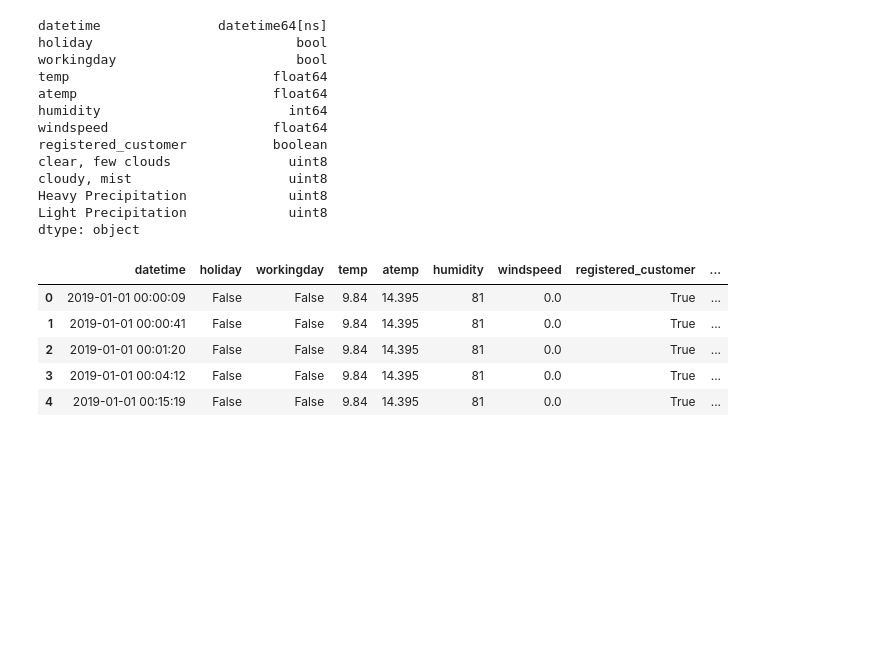
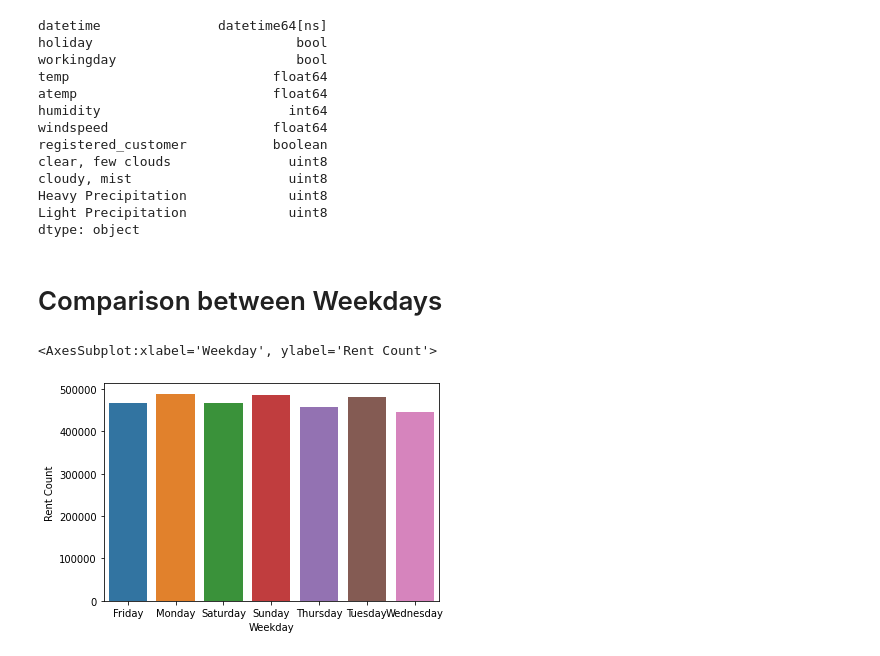
Before and after one commit to LeonBeyer123/Business_Intelligence, a Jupyter notebook: Aufgabe 1.ipynb, the cells around one changed output. Drawn from its saved outputs; the diff is of its cells as text; code cells hidden in the pictures; blank space fills up the shorter version.

```diff
--- a/Aufgabe 1.ipynb
+++ b/Aufgabe 1.ipynb
@@ -186,19 +139,12 @@ dataset['Dates'] = pd.to_datetime(dataset['datetime']).dt.date
 dataset['Time'] = pd.to_datetime(dataset['datetime']).dt.time
 
 dataset['Weekday'] = pd.to_datetime(dataset['datetime']).dt.day_name()
-
-
-#Hausaufgabe Leon
-#cal = calendar()
-#holidays = cal.holidays(start=dataset['Dates'].min(), end=dataset['Dates'].max())
-#dataset['Holiday'] = dataset['Dates'].isin(holidays)
-
-
-dataset.head()
-# %% [output]
-|  | datetime | holiday | workingday | temp | atemp | humidity | windspeed | registered_customer | ... |
-| 0 | 2019-01-01 00:00:09 | False | False | 9.84 | 14.395 | 81 | 0.0 | True | ... |
-| 1 | 2019-01-01 00:00:41 | False | False | 9.84 | 14.395 | 81 | 0.0 | True | ... |
-| 2 | 2019-01-01 00:01:20 | False | False | 9.84 | 14.395 | 81 | 0.0 | True | ... |
-| 3 | 2019-01-01 00:04:12 | False | False | 9.84 | 14.395 | 81 | 0.0 | True | ... |
-| 4 | 2019-01-01 00:15:19 | False | False | 9.84 | 14.395 | 81 | 0.0 | True | ... |
+# %% [markdown]
+# Comparison between Weekdays
+# %%
+weekdayset = dataset.groupby(["Weekday"]).size().to_frame("Rent Count")
+weekdayset
+sns.barplot(data=weekdayset, x=weekdayset.index, y="Rent Count")
+# %% [output]
+<AxesSubplot:xlabel='Weekday', ylabel='Rent Count'>
+[figure, added]
```
Also changed, not shown: parts of 21 cells of this notebook.
